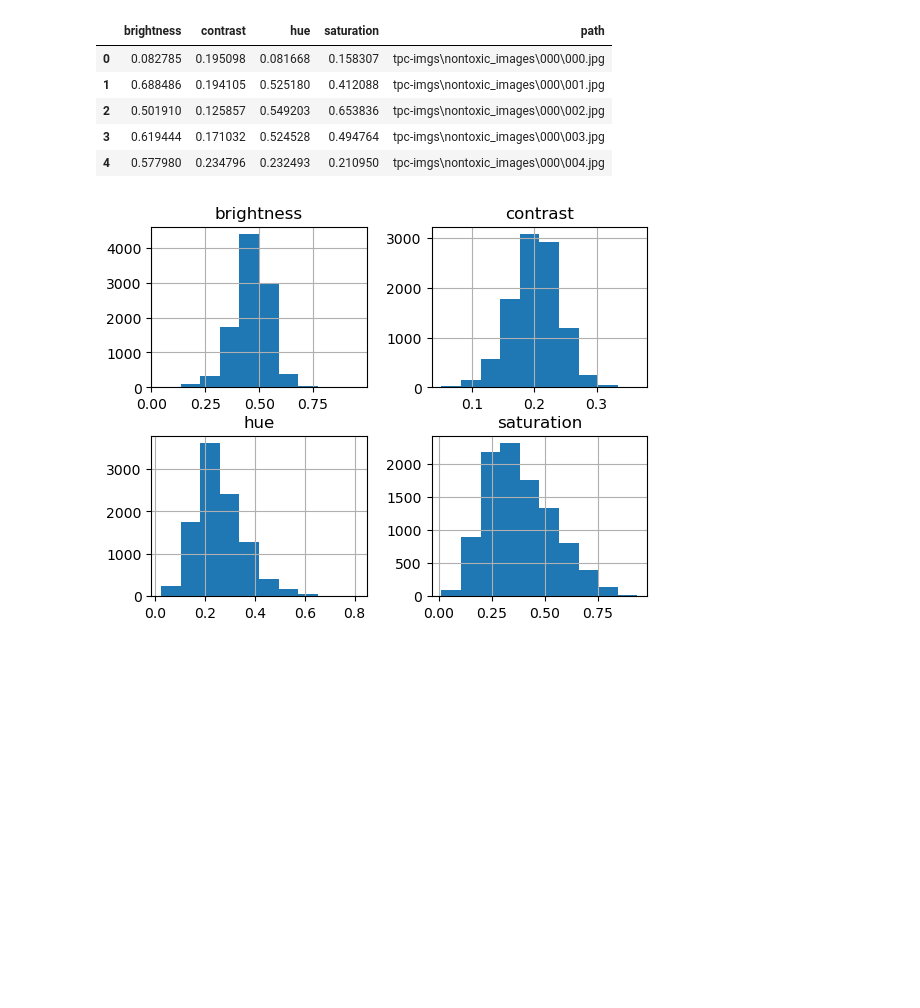
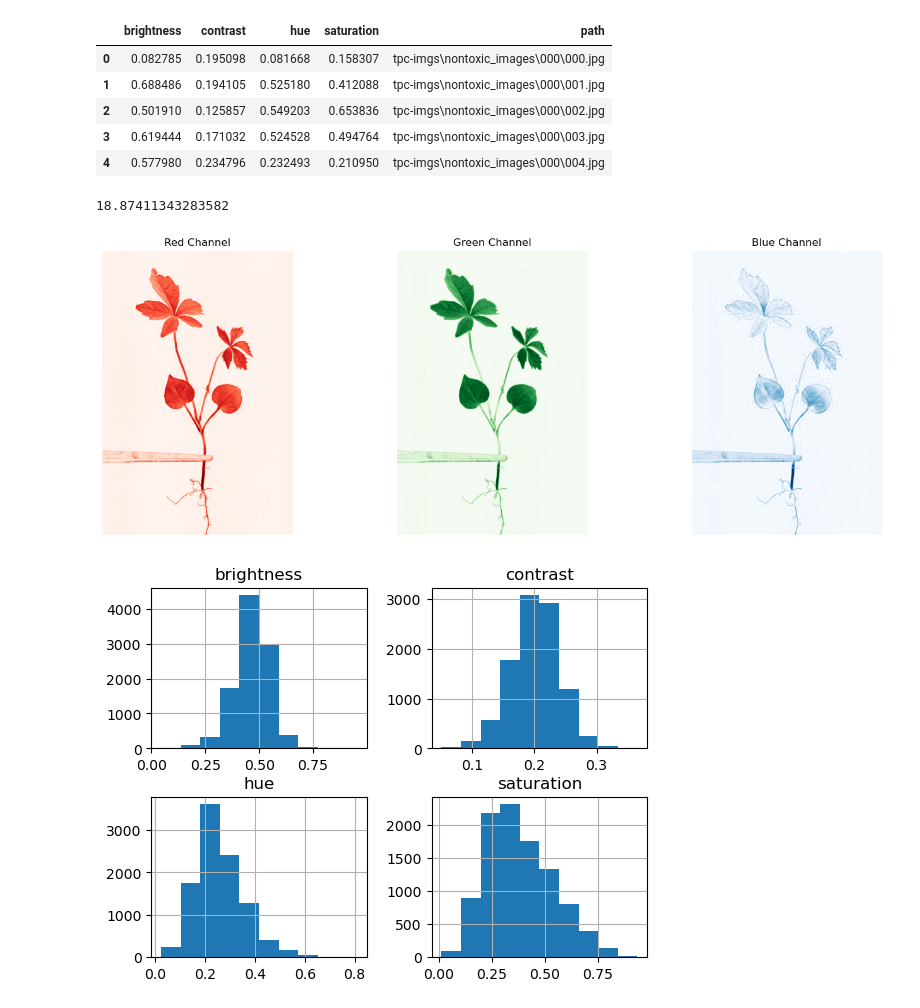
Before and after one commit to segoldsmith/Capstone3_PlantToxicity, a Jupyter notebook: Capstone3_DataWrangling_EDA.ipynb, the cells around one changed output. Drawn from its saved outputs; the diff is of its cells as text; code cells hidden in the pictures; blank space fills up the shorter version.

```diff
--- a/Capstone3_DataWrangling_EDA.ipynb
+++ b/Capstone3_DataWrangling_EDA.ipynb
@@ -248,6 +283,36 @@ df_pix.head()
 | 2 | 0.501910 | 0.125857 | 0.549203 | 0.653836 | tpc-imgs\nontoxic_images\000\002.jpg |
 | 3 | 0.619444 | 0.171032 | 0.524528 | 0.494764 | tpc-imgs\nontoxic_images\000\003.jpg |
 | 4 | 0.577980 | 0.234796 | 0.232493 | 0.210950 | tpc-imgs\nontoxic_images\000\004.jpg |
+# %%
+test=imread('tpc-imgs/nontoxic_images/000/000.jpg')
+# %%
+test[:,:,0].mean()
+# %% [output]
+18.87411343283582
+# %%
+
+red   = test[:, :, 0]
+green = test[:, :, 1]
+blue  = test[:, :, 2]
+
+fig, axes = plt.subplots(1, 3, figsize=(15, 5))
+
+axes[0].imshow(red, cmap="Reds")
+axes[0].set_title("Red Channel")
+axes[0].axis("off")
+
+axes[1].imshow(green, cmap="Greens")
+axes[1].set_title("Green Channel")
+axes[1].axis("off")
+
+axes[2].imshow(blue, cmap="Blues")
+axes[2].set_title("Blue Channel")
+axes[2].axis("off")
+
+plt.tight_layout()
+plt.show()
+# %% [output]
+[figure, added]
 # %%
 #plot histograms of the different features
 df_pix.hist()
```
Also changed, not shown: parts of 40 cells of this notebook.
